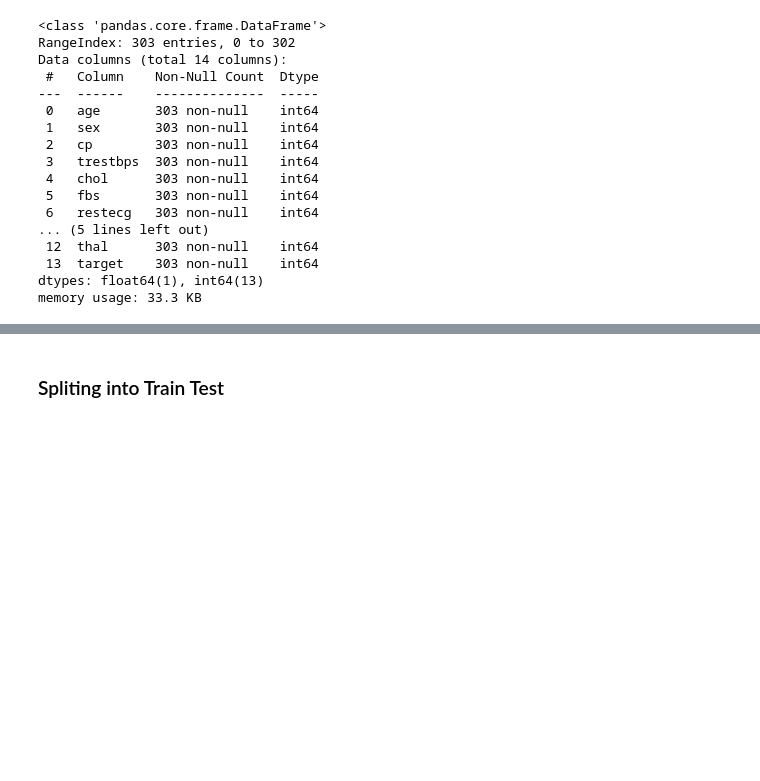
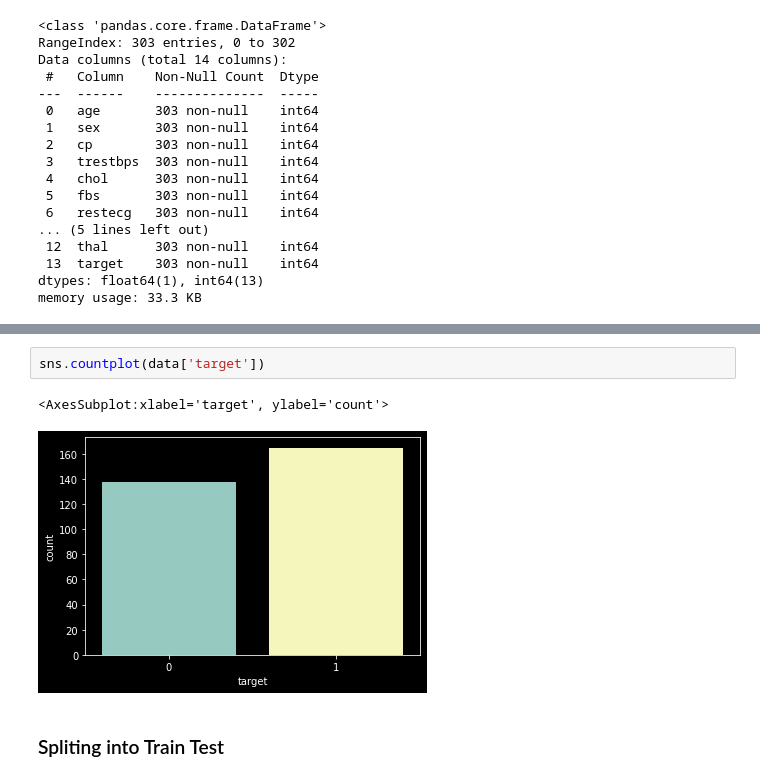
Before and after one commit to AYA0HASSAN/LogisticRegression, a Jupyter notebook: LogisticRegressionLab.ipynb, the cells around one changed output, grey strips where cells are left out. Cells and saved outputs as stored; diff of their text form; blank space fills up the shorter version.

```diff
--- a/LogisticRegressionLab.ipynb
+++ b/LogisticRegressionLab.ipynb
@@ -88,3 +128,8 @@ sns.heatmap(data.corr(), annot=True)
+# %%
+sns.countplot(data['target'])
+# %% [output]
+<AxesSubplot:xlabel='target', ylabel='count'>
+[figure, added]
 # %% [markdown]
 ### Spliting into Train Test
 # %%
```
Also changed, not shown: parts of 62 cells of this notebook.
